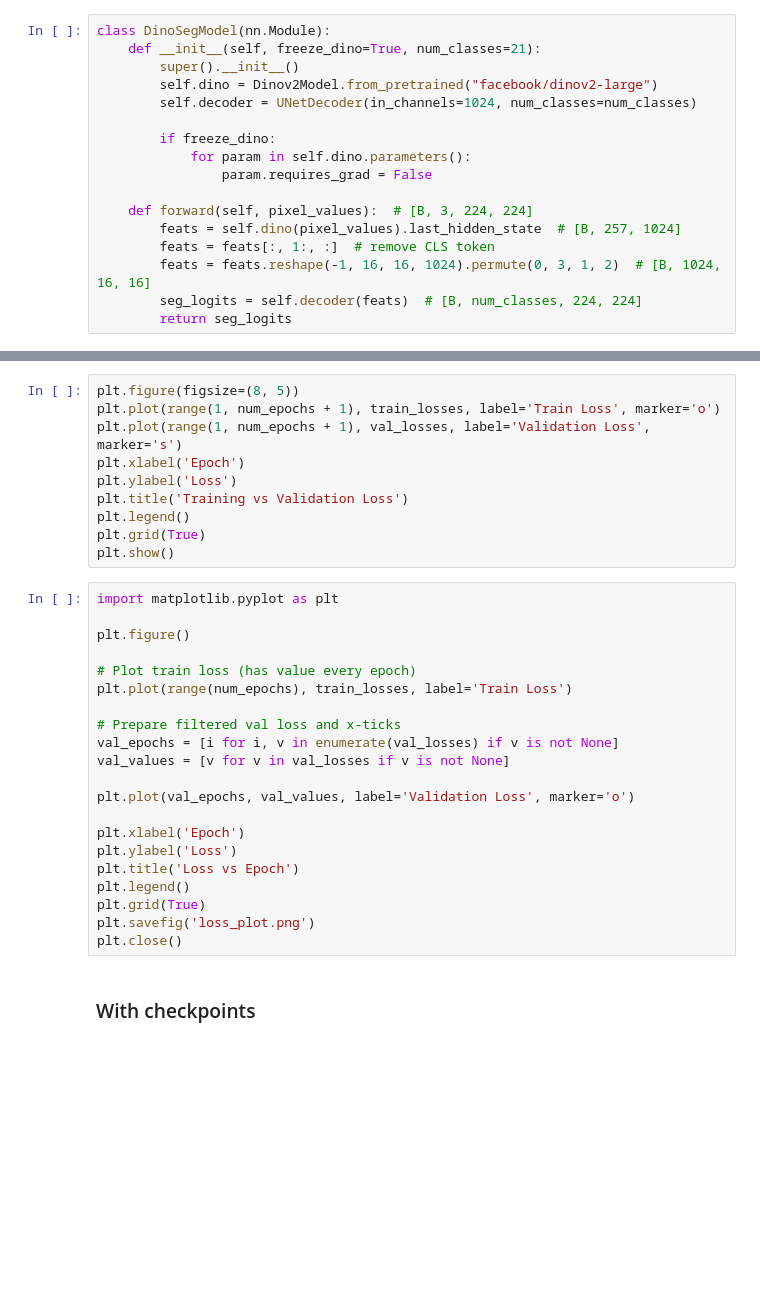
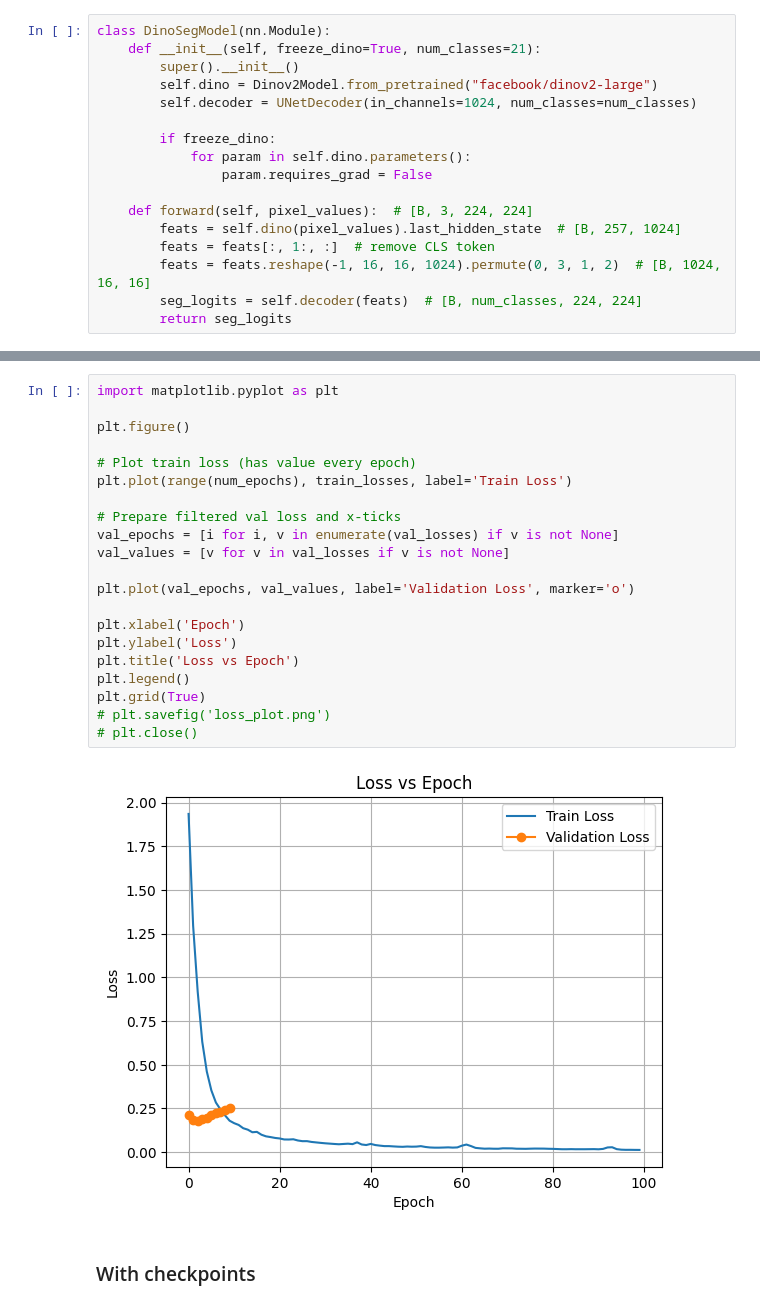
Before and after one commit to Anant4830/DINOv2-Segmentation, a Jupyter notebook: dino_seg.ipynb, the cells around one changed output, grey strips where cells are left out. Cells and saved outputs as stored; diff of their text form; blank space fills up the shorter version.

```diff
--- a/dino_seg.ipynb
+++ b/dino_seg.ipynb
@@ -298,34 +319,26 @@ len(train_losses), len(val_losses)
 # %%
-plt.figure(figsize=(8, 5))
-plt.plot(range(1, num_epochs + 1), train_losses, label='Train Loss', marker='o')
-plt.plot(range(1, num_epochs + 1), val_losses, label='Validation Loss', marker='s')
+import matplotlib.pyplot as plt
+
+plt.figure()
+
+# Plot train loss (has value every epoch)
+plt.plot(range(num_epochs), train_losses, label='Train Loss')
+
+# Prepare filtered val loss and x-ticks
+val_epochs = [i for i, v in enumerate(val_losses) if v is not None]
+val_values = [v for v in val_losses if v is not None]
+
+plt.plot(val_epochs, val_values, label='Validation Loss', marker='o')
+
 plt.xlabel('Epoch')
 plt.ylabel('Loss')
-plt.title('Training vs Validation Loss')
+plt.title('Loss vs Epoch')
 plt.legend()
 plt.grid(True)
-plt.show()
+# plt.savefig('loss_plot.png')
+# plt.close()
+# %% [output]
+[figure, added]
-# %%
-import matplotlib.pyplot as plt
-
-plt.figure()
-
-# Plot train loss (has value every epoch)
-plt.plot(range(num_epochs), train_losses, label='Train Loss')
-
-# Prepare filtered val loss and x-ticks
-val_epochs = [i for i, v in enumerate(val_losses) if v is not None]
-val_values = [v for v in val_losses if v is not None]
-
-plt.plot(val_epochs, val_values, label='Validation Loss', marker='o')
-
-plt.xlabel('Epoch')
-plt.ylabel('Loss')
-plt.title('Loss vs Epoch')
-plt.legend()
-plt.grid(True)
-plt.savefig('loss_plot.png')
-plt.close()
 # %% [markdown]
 ### With checkpoints
 # %%
```
Also changed, not shown: parts of 12 cells of this notebook, 10 other files.
